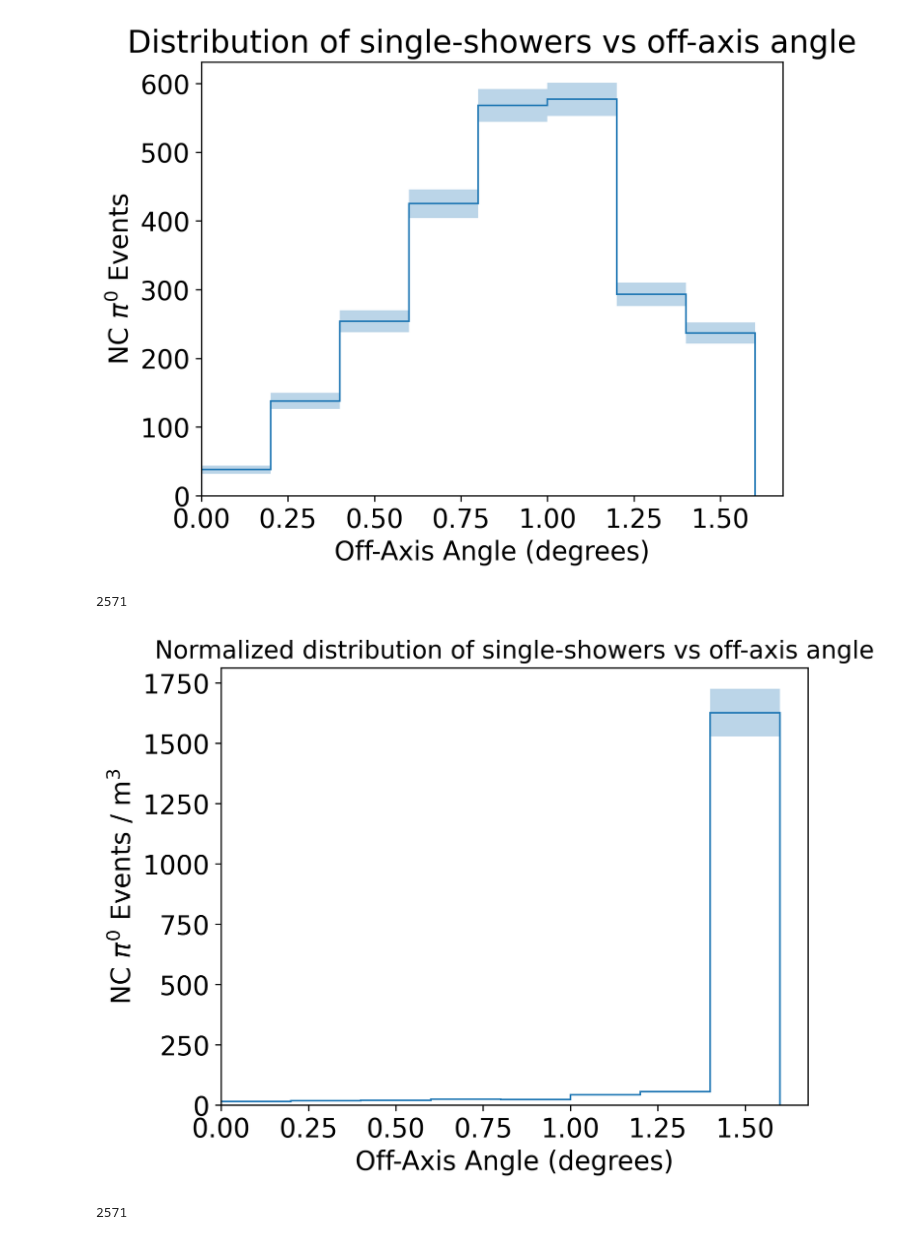
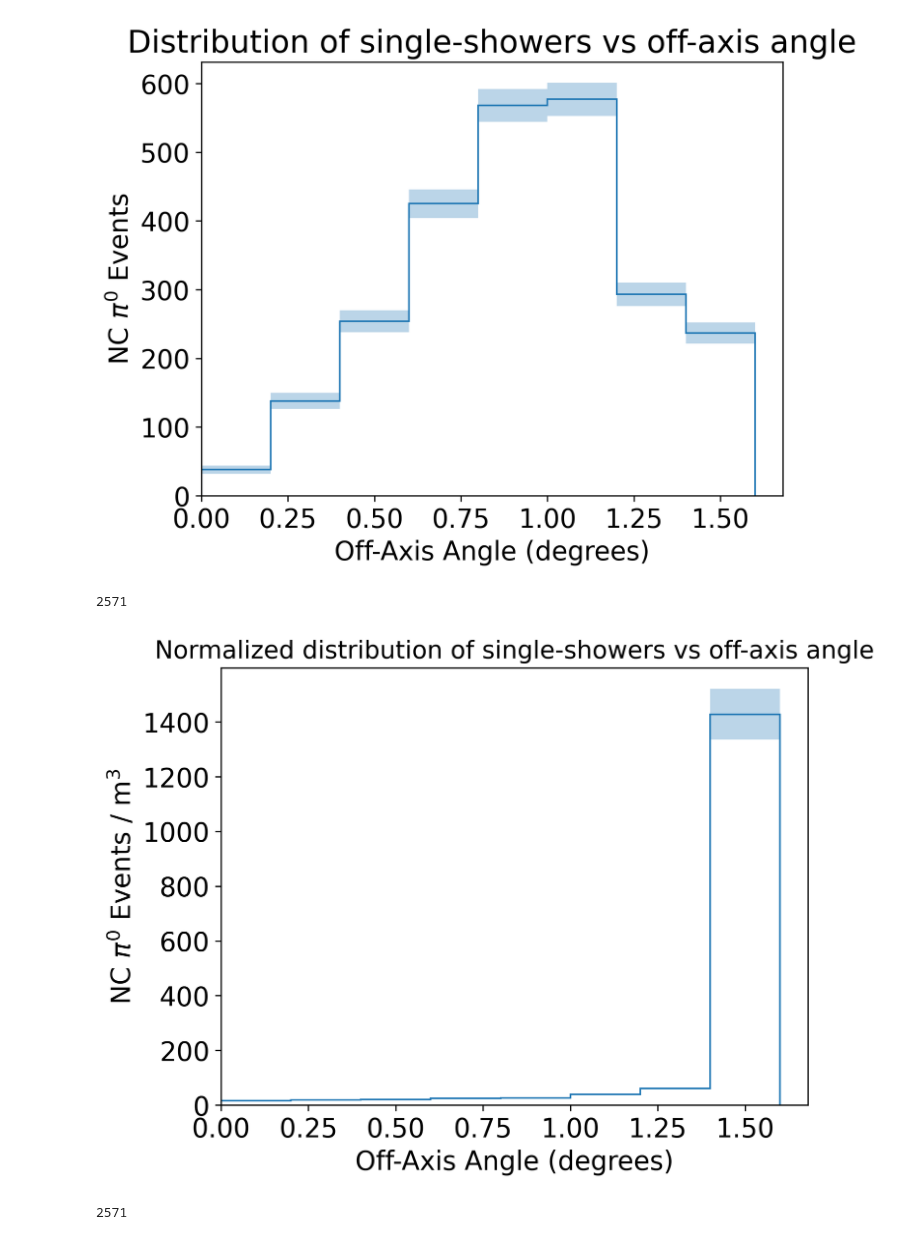
Before and after one commit to BMDragon/SBND_PRISM_Pi0_Study, a Jupyter notebook: largeSample.ipynb, the cells around one changed output. Drawn from its saved outputs; the diff is of its cells as text; code cells hidden in the pictures.

Commit message:
Single shower plots

```diff
--- a/largeSample.ipynb
+++ b/largeSample.ipynb
@@ -728,27 +728,27 @@ plt.show()
 # %%
 angles_norm_exact = np.array([])
 for idx, row in wc_df[~CC_mask & single_shower].iterrows():
-    angles_norm_exact = np.append(angles_norm_exact, row['shower_angle'])
+    angles_norm_exact = np.append(angles_norm_exact, row['shower_angle_exact'])
 print(len(angles_norm_exact))
 
 plt.figure(dpi=300)
 counts, bins, _ = plt.hist(angles_norm_exact, bins=nbinsTPC, histtype='step')
 wide = np.diff(bins)
 norm_counts = counts / norm_vols
 plt.clf()  # clear the previous plot
 bin_centers = 0.5 * (bins[:-1] + bins[1:])
 errors = np.sqrt(counts) / norm_vols
 plt.bar(bin_centers, 2*errors, width=wide, bottom=norm_counts-errors, color=colorTot, alpha=erAlpha, align='center', edgecolor='none')
 plt.hist(bins[:-1], bins=bins, weights=norm_counts, histtype='step', color=colorTot)
 plt.title(r'Normalized distribution of single-showers vs off-axis angle', fontsize = 15)
 plt.xlabel('Off-Axis Angle (degrees)')
 plt.ylabel(r'NC $\pi^0$ Events / m$^3$')
 plt.xlim(*xlimit)
 plt.ylim(*ylimit)
 plt.show()
 # %% [output]
 2571
-[figure, old version]
+[figure, new version]
 # %%
 wc_df['pi0_angle'] = wc_df.apply(
     lambda row: [offAxAngle(row['StartPointx'][row['shower_pi0_dex'][i]], row['StartPointy'][row['shower_pi0_dex'][i]],
```
Also changed, not shown: 1 other file.
